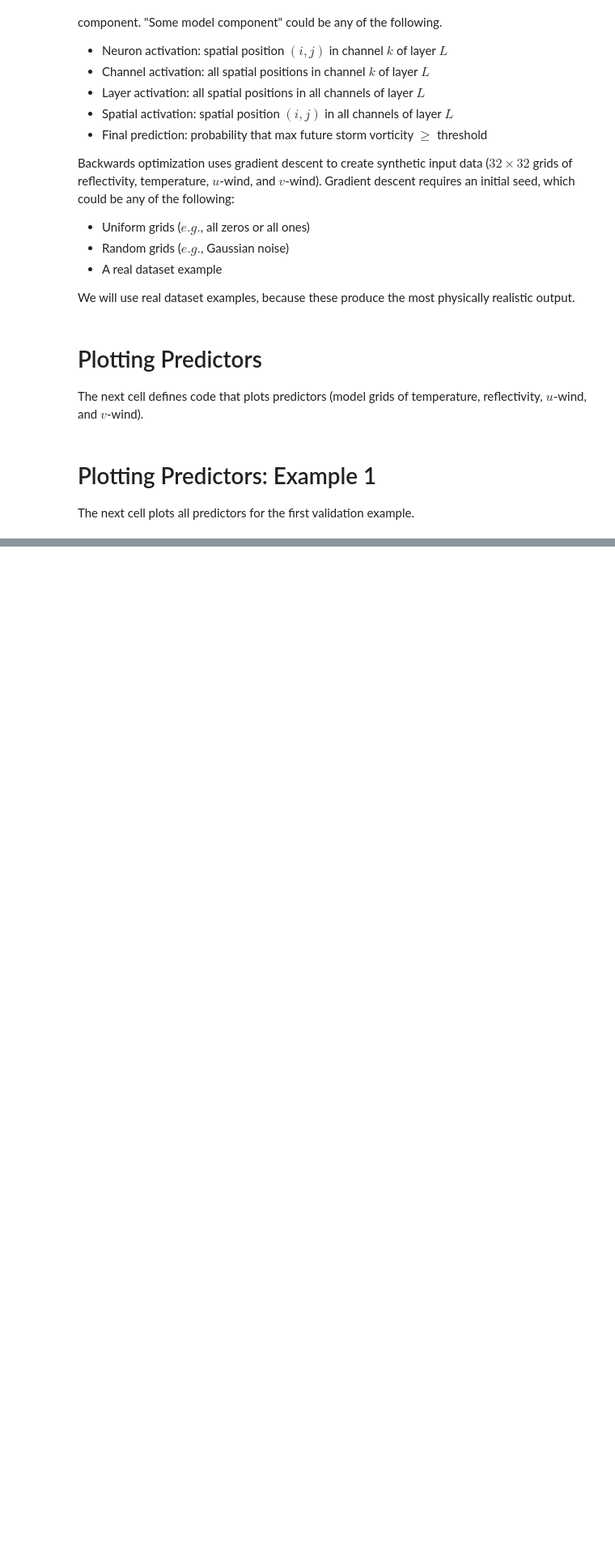
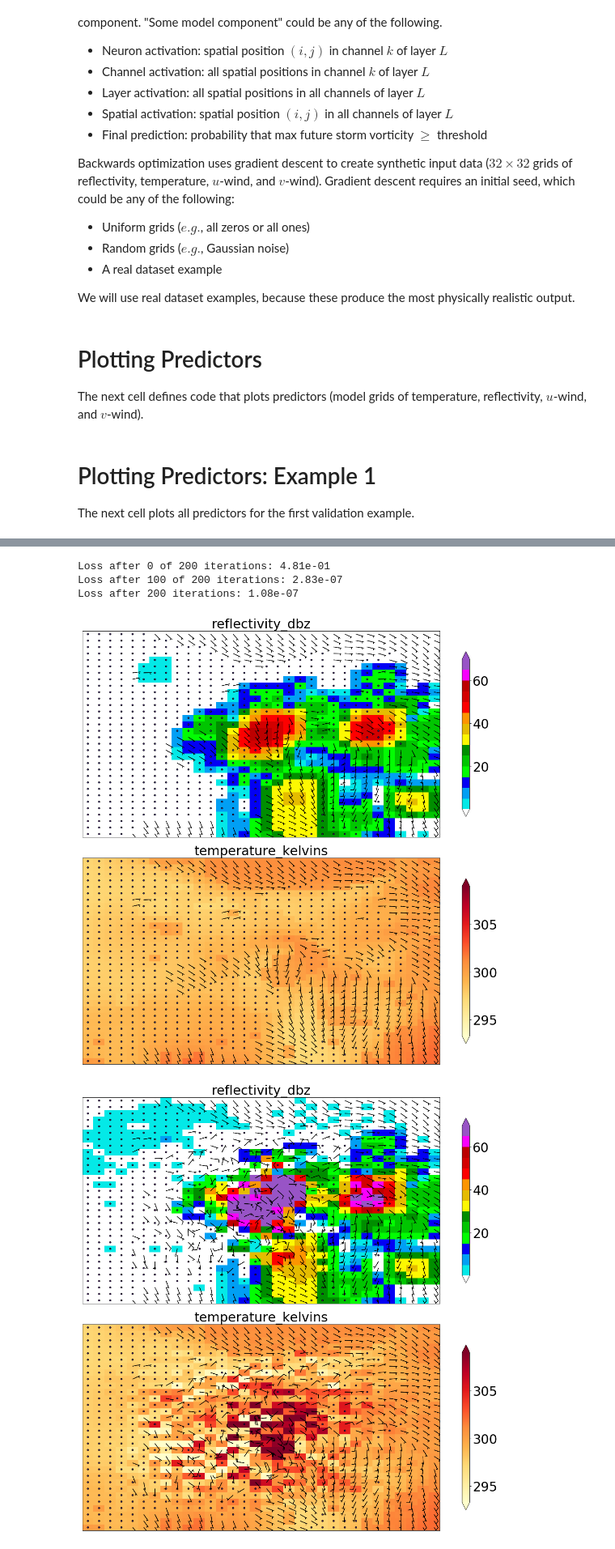
Before and after one commit to djgagne/ams-ml-python-course, a Jupyter notebook: module_4/ML_Short_Course_Module_4_Interpretation.ipynb, the cells around one changed output, grey strips where cells are left out. Shown at 81% size. Cells and saved outputs as stored; diff of their text form; code cells hidden in the pictures; blank space fills up the shorter version.

```diff
--- a/module_4/ML_Short_Course_Module_4_Interpretation.ipynb
+++ b/module_4/ML_Short_Course_Module_4_Interpretation.ipynb
@@ -2474,0 +2510,47 @@ plot_many_predictors_2d(
+# %%
+orig_predictor_matrix = validation_image_dict[PREDICTOR_MATRIX_KEY][0, ...]
+predictor_names = validation_image_dict[PREDICTOR_NAMES_KEY]
+
+orig_predictor_matrix_norm, _ = normalize_images(
+    predictor_matrix=orig_predictor_matrix + 0.,
+    predictor_names=predictor_names, normalization_dict=normalization_dict)
+orig_predictor_matrix_norm = numpy.expand_dims(
+    orig_predictor_matrix_norm, axis=0)
+
+optimized_predictor_matrix_norm = bwo_for_class(
+    model_object=model_object, target_class=1,
+    init_function_or_matrices=[orig_predictor_matrix_norm]
+)[0][0, ...]
+
+optimized_predictor_matrix = denormalize_images(
+    predictor_matrix=optimized_predictor_matrix_norm,
+    predictor_names=predictor_names, normalization_dict=normalization_dict)
+
+temperature_index = predictor_names.index(TEMPERATURE_NAME)
+combined_temp_matrix_kelvins = numpy.concatenate(
+    (orig_predictor_matrix[..., temperature_index],
+     optimized_predictor_matrix[..., temperature_index]),
+    axis=0)
+
+min_colour_temp_kelvins = numpy.percentile(combined_temp_matrix_kelvins, 1)
+max_colour_temp_kelvins = numpy.percentile(combined_temp_matrix_kelvins, 99)
+
+figure_object, _ = plot_many_predictors_2d(
+    predictor_matrix=orig_predictor_matrix,
+    predictor_names=predictor_names,
+    min_colour_temp_kelvins=min_colour_temp_kelvins,
+    max_colour_temp_kelvins=max_colour_temp_kelvins)
+figure_object.suptitle('Real example (before optimization)')
+
+figure_object, _ = plot_many_predictors_2d(
+    predictor_matrix=optimized_predictor_matrix,
+    predictor_names=predictor_names,
+    min_colour_temp_kelvins=min_colour_temp_kelvins,
+    max_colour_temp_kelvins=max_colour_temp_kelvins)
+figure_object.suptitle('Synthetic example (after optimization)')
+# %% [output]
+Loss after 0 of 200 iterations: 4.81e-01
+Loss after 100 of 200 iterations: 2.83e-07
+Loss after 200 iterations: 1.08e-07
+[figure, added]
+[figure, added]
```
Also changed, not shown: parts of 6 cells of this notebook, 1 other file.
